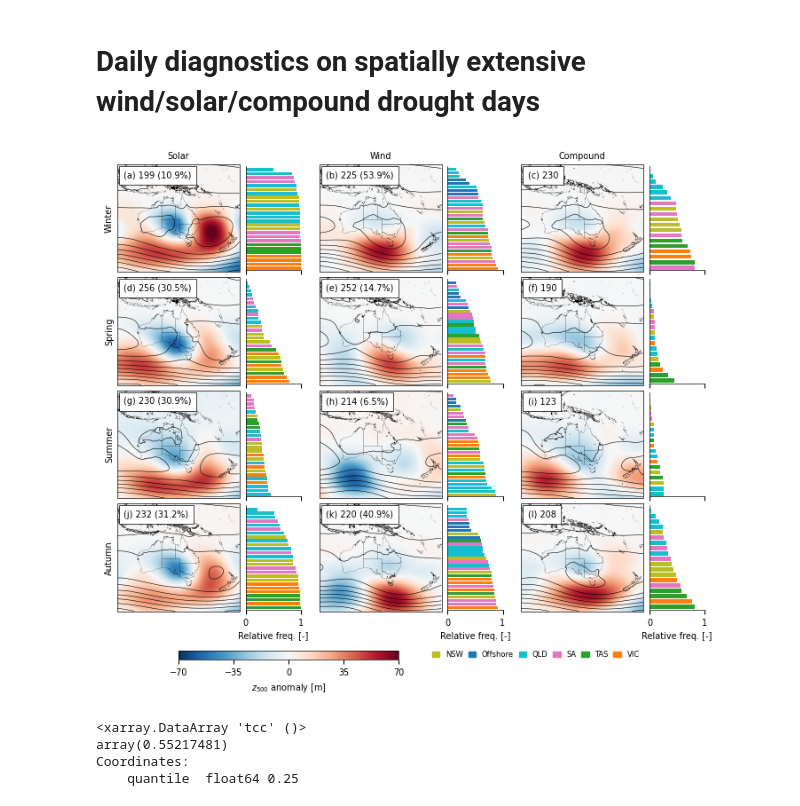
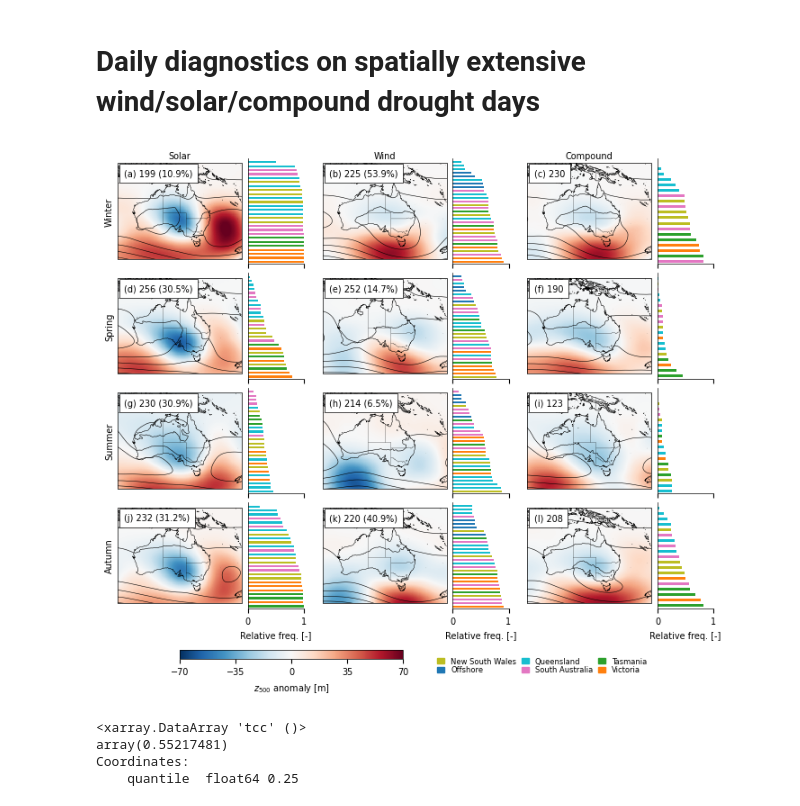
Before and after one commit to dougrichardson/Richardson_2023_energy, a Jupyter notebook: 2_synoptics.ipynb, the cells around one changed output. Saved outputs shown, nothing was run; the diff lists cells and outputs as text; code cells hidden in the pictures.

```diff
--- a/2_synoptics.ipynb
+++ b/2_synoptics.ipynb
@@ -315,7 +311,7 @@ daily_simul_dict = {
 }
 # %%
 # Plotting data - Z500 and MSLP
-daily_plot_dict = get_plot_data(
+daily_plot_z500_mslp = get_plot_data(
     daily_simul_dict,
     daily_z500_anoms,
     daily_mslp,
@@ -375,7 +371,6 @@ def plot_z_mslp(ax1, ax2, z_da, mslp_da, region_dict, text=None, mslp_anoms=Fals
     else:
         mslp_levels = np.arange(97000, 106000, 500)
 
-    # ax1.coastlines(linewidths=0.1)
     ax1.add_feature(
         cartopy.feature.NaturalEarthFeature(
             category='cultural',
@@ -387,7 +382,8 @@ def plot_z_mslp(ax1, ax2, z_da, mslp_da, region_dict, text=None, mslp_anoms=Fals
         lw=.1,
         rasterized=True
     )
-    # ax1.set_extent([112, 155, -10, -45])
+    ax1.coastlines(lw=.3, rasterized=True)
+    ax1.set_extent([105, 170, 0, -50], crs=ccrs.PlateCarree())
 
     p = z_da.plot(
         ax=ax1,
@@ -416,7 +412,7 @@ def plot_z_mslp(ax1, ax2, z_da, mslp_da, region_dict, text=None, mslp_anoms=Fals
     # ============ Region frequency barplot
     x = region_dict['data'].values
     y = region_dict['data'].region.values
-    ax2.barh(y, x, color=region_dict['colors'], height=.8)
+    ax2.barh(y, x, color=region_dict['colors'], height=.5)
 
     ax2.set_xlim(0, 1)
     ax2.set_xticks([0,1.])
@@ -519,9 +515,9 @@ def plot_synoptics(plot_dict, cbar_label, cbar_ticks, cbar_extend, uv_plot_dict=
         cb1.ax.set_xlabel(cbar_label)
 
         # Barplot legend
-        labels = ['NSW', 'Offshore', 'QLD', 'SA', 'TAS', 'VIC']
+        labels = ['New South Wales', 'Offshore', 'Queensland', 'South Australia', 'Tasmania', 'Victoria']
         handles = [plt.Rectangle((0,0),1,1, color=i) for i in region_colors.values()]
-        axes[-1][1].legend(handles, labels, ncols=6, loc=(-4, -.5), frameon=False)
+        axes[-1][1].legend(handles, labels, ncols=3, loc=(-4, -.65), frameon=False)
 
         # Barplot xticks and labels
         for i in [-3, -2, -1]:
@@ -538,14 +534,14 @@ def plot_synoptics(plot_dict, cbar_label, cbar_ticks, cbar_extend, uv_plot_dict=
             plt.savefig('./figures/FigX_circulation.pdf', format='pdf', dpi=400, bbox_inches='tight')
 # %%
 plot_synoptics(
-    daily_plot_dict,
+    daily_plot_z500_mslp,
     r'$z_{500}$ anomaly [m]',
     np.arange(-70, 71, 35),
     'neither',
-    save_fig=False
+    save_fig=True
 )
 # %% [output]
-[figure, old version]
+[figure, new version]
 # %%
 # Plotting data - Wind speed/direction (u and v)
 daily_plot_u_v = get_plot_data(
```
Also changed, not shown: parts of 6 cells of this notebook, 2 other files.
